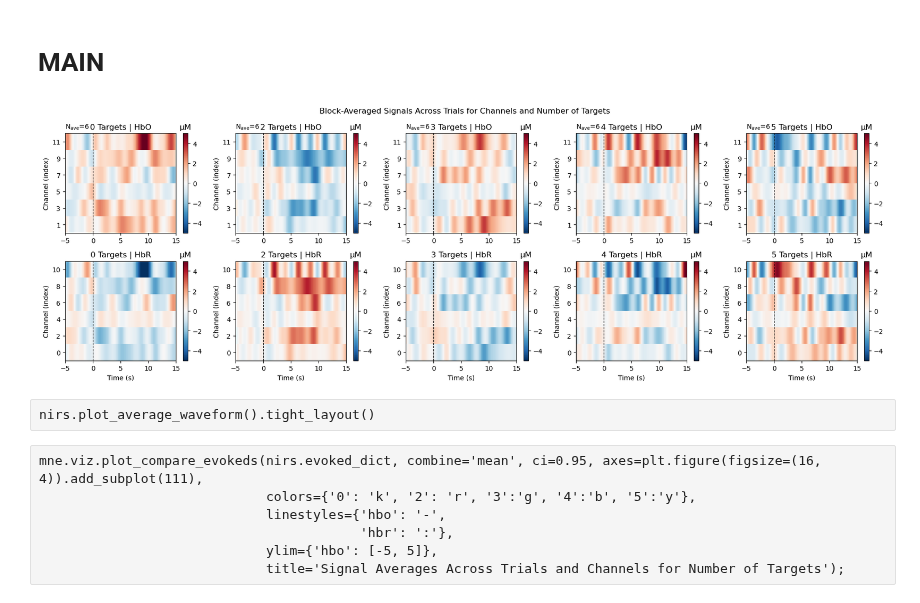
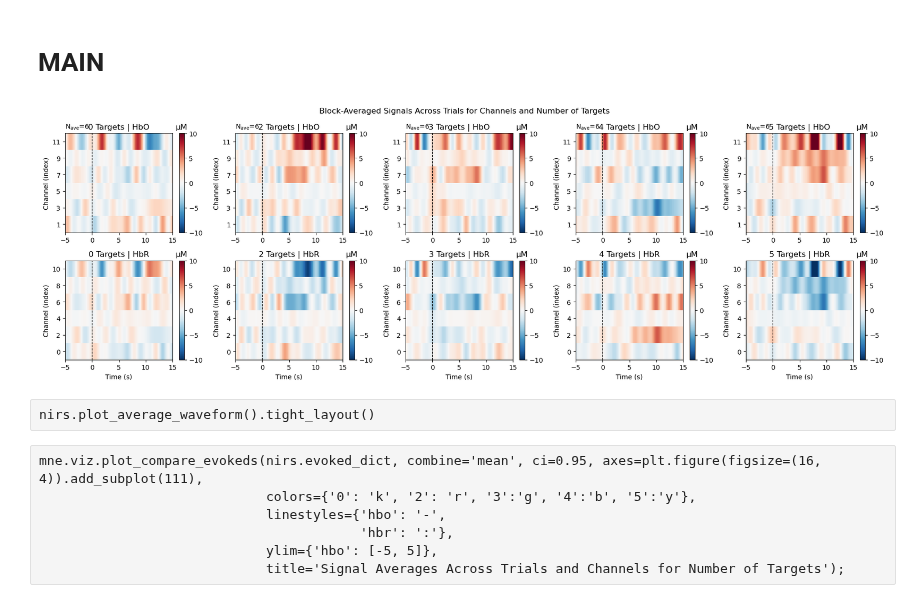
Before and after one commit to pulkitgoyal56/fnirsPy, a Jupyter notebook: playground.ipynb, the cells around one changed output. Saved outputs shown, nothing was run; the diff lists cells and outputs as text; code cells hidden in the pictures.

```diff
--- a/playground.ipynb
+++ b/playground.ipynb
@@ -68,7 +68,7 @@ mne.viz.set_3d_backend('notebook') # pyvistaqt, notebook
 # MAIN
 # %%
 # Instantiate NIRS() and read data
-nirs = NIRS().read(1, 1, 4, transform=False, remove_backlight=True)
+nirs = NIRS().read(1, 1, 3, transform=False)
 # %%
 # Pre-process the data using the default pipeline, with dpf/ppf as argument (default `constants.PPF`)
 # Output is a dictionary of intermediate mne.Raw instances
@@ -80,12 +81,12 @@ nirs = NIRS().read(1, 1, 4, transform=False, remove_backlight=True)
 #         FL     (bandpass filtering)
 #         NCE    (negative correlation improvement)
 savepoints = nirs.default_pipeline(ppf=0.1)
-# %%
-nirs.plot_average_heatmap(clim={'hbo': [-5, 5], 'hbr': [-5, 5]}).tight_layout()
-# %% [output]
-[figure, removed]
-# %% [raw]
-nirs.plot_average_waveform().tight_layout()
+# %%
+nirs.plot_average_heatmap(clim={'hbo': [-10, 10], 'hbr': [-10, 10]}).tight_layout()
+# %% [output]
+[figure, added]
+# %% [raw]
+nirs.plot_average_waveform().tight_layout()
 # %% [raw]
 mne.viz.plot_compare_evokeds(nirs.evoked_dict, combine='mean', ci=0.95, axes=plt.figure(figsize=(16, 4)).add_subplot(111),
                              colors={'0': 'k', '2': 'r', '3':'g', '4':'b', '5':'y'},
```
Also changed, not shown: parts of 1 cell of this notebook, 1 other file.
